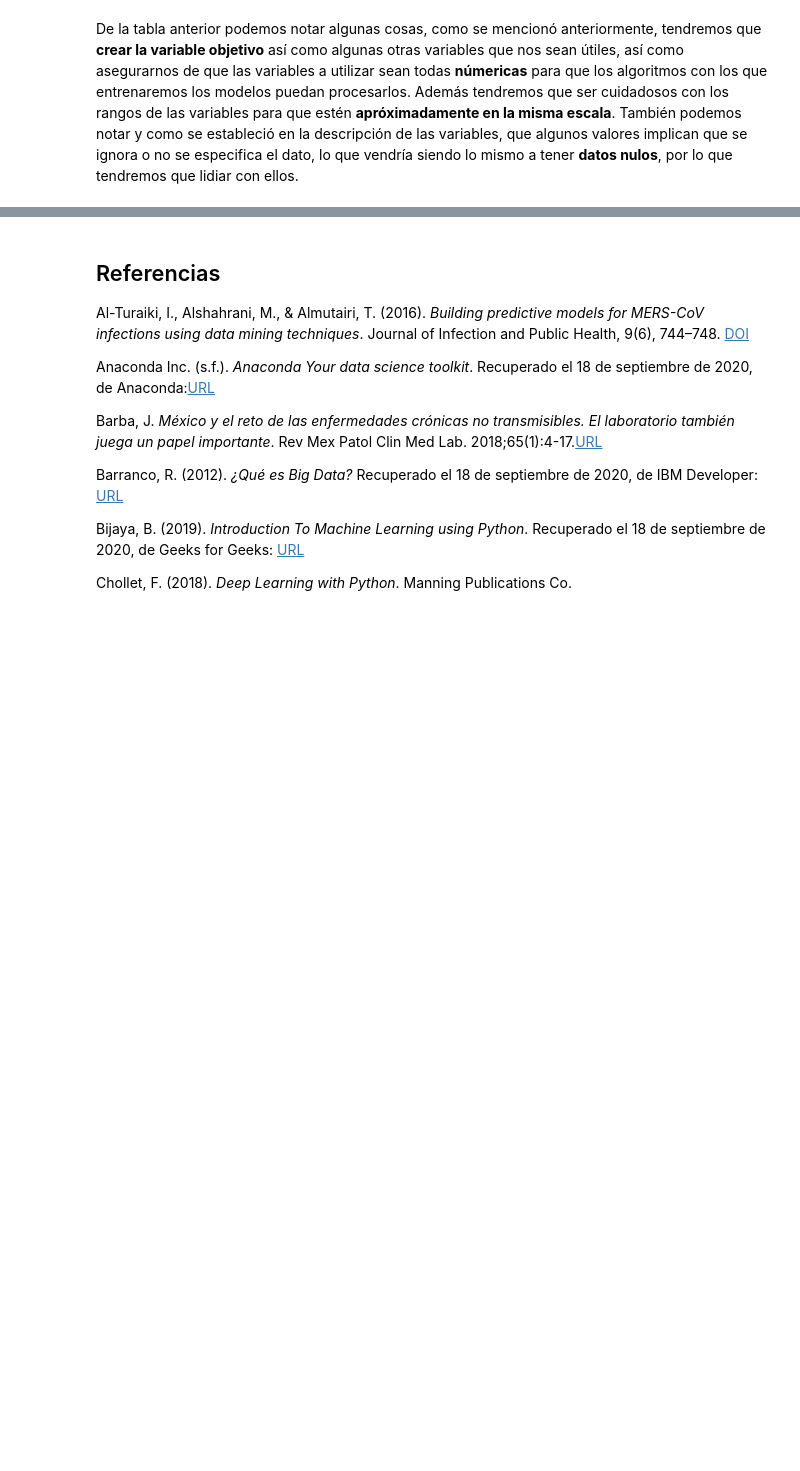
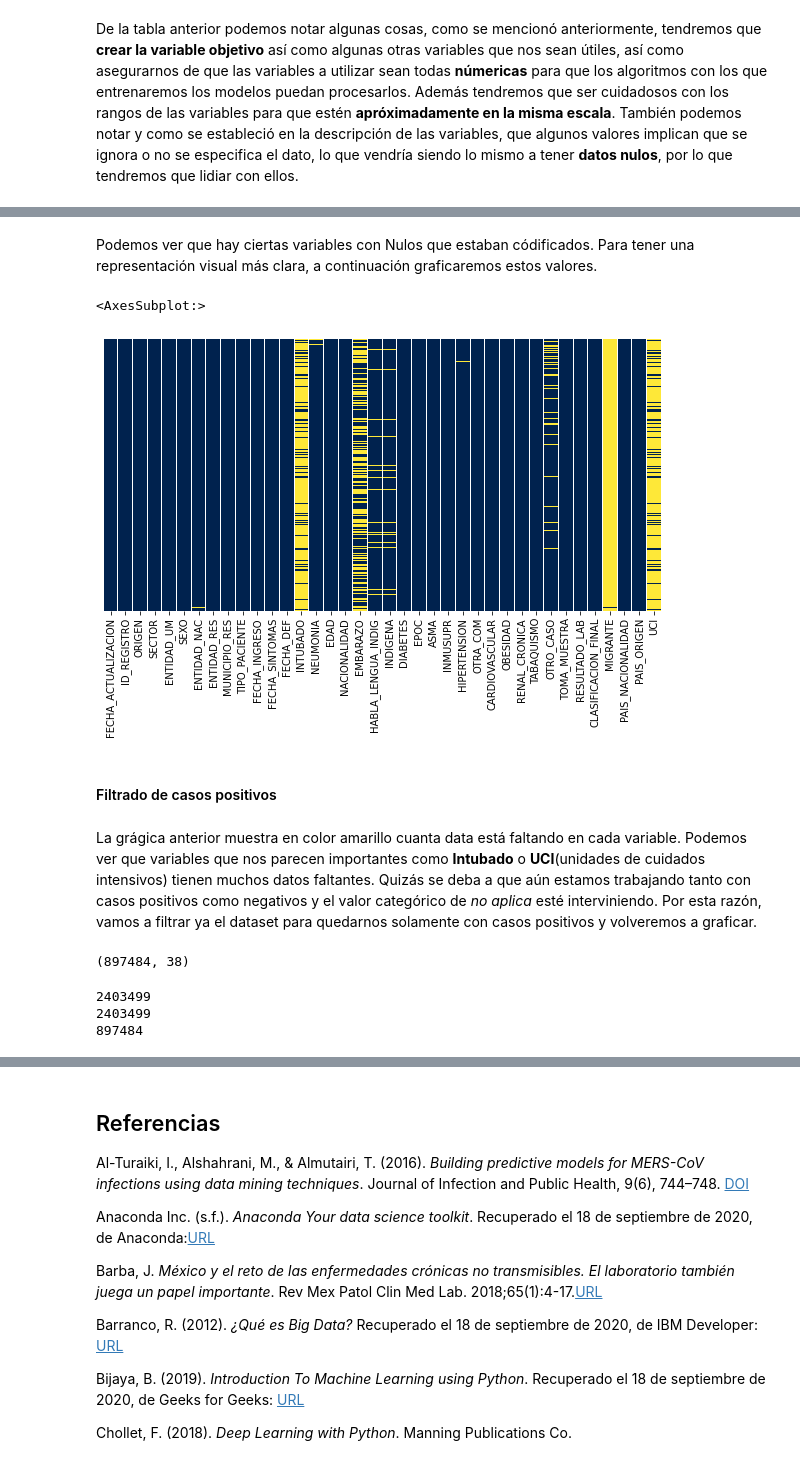
Before and after one commit to JaimeSolisS/Covid-Survival-Analysis, a Jupyter notebook: Proyecto ML TC2006.ipynb, the cells around one changed output, grey strips where cells are left out. Drawn from its saved outputs; the diff is of its cells as text; code cells hidden in the pictures; blank space fills up the shorter version.

Commit message:
Data cleaning

```diff
--- a/Proyecto ML TC2006.ipynb
+++ b/Proyecto ML TC2006.ipynb
@@ -281,0 +294,34 @@ De la tabla anterior podemos notar algunas cosas, como se mencionó anteriorment
+# %%
+to_clean = rawData2.copy()
+# %%
+#Cátegoricas
+to_clean.loc[to_clean.ORIGEN > 2, 'ORIGEN'] = np.NaN
+to_clean.loc[to_clean.SECTOR > 13, 'SECTOR'] = np.NaN
+to_clean.loc[to_clean.ENTIDAD_UM > 32, 'ENTIDAD_UM'] = np.NaN
+to_clean.loc[to_clean.SEXO > 2, 'SEXO'] = np.NaN
+to_clean.loc[to_clean.ENTIDAD_NAC > 32, 'ENTIDAD_NAC'] = np.NaN
+to_clean.loc[to_clean.ENTIDAD_RES > 32, 'ENTIDAD_RES'] = np.NaN
+to_clean.loc[to_clean.MUNICIPIO_RES > 900, 'ENTIDAD_RES'] = np.NaN
+to_clean.loc[to_clean.TIPO_PACIENTE > 2, 'TIPO_PACIENTE'] = np.NaN
+to_clean.loc[to_clean.INTUBADO > 2, 'INTUBADO'] = np.NaN
+to_clean.loc[to_clean.NEUMONIA > 2, 'NEUMONIA'] = np.NaN
+to_clean.loc[to_clean.NACIONALIDAD > 2, 'NACIONALIDAD'] = np.NaN
+to_clean.loc[to_clean.EMBARAZO > 2, 'EMBARAZO'] = np.NaN
+to_clean.loc[to_clean.HABLA_LENGUA_INDIG > 2, 'HABLA_LENGUA_INDIG'] = np.NaN
+to_clean.loc[to_clean.INDIGENA > 2, 'INDIGENA'] = np.NaN
+to_clean.loc[to_clean.DIABETES > 2, 'DIABETES'] = np.NaN
+to_clean.loc[to_clean.EPOC > 2, 'EPOC'] = np.NaN
+to_clean.loc[to_clean.ASMA > 2, 'ASMA'] = np.NaN
+to_clean.loc[to_clean.INMUSUPR > 2, 'INMUSUPR'] = np.NaN
+to_clean.loc[to_clean.HIPERTENSION > 2, 'HIPERTENSION'] = np.NaN
+to_clean.loc[to_clean.OTRA_COM > 2, 'OTRA_COM'] = np.NaN
+to_clean.loc[to_clean.CARDIOVASCULAR > 2, 'CARDIOVASCULAR'] = np.NaN
+to_clean.loc[to_clean.OBESIDAD > 2, 'OBESIDAD'] = np.NaN
+to_clean.loc[to_clean.RENAL_CRONICA > 2, 'RENAL_CRONICA'] = np.NaN
+to_clean.loc[to_clean.TABAQUISMO > 2, 'TABAQUISMO'] = np.NaN
+to_clean.loc[to_clean.OTRO_CASO > 2, 'OTRO_CASO'] = np.NaN
+to_clean.loc[to_clean.TOMA_MUESTRA > 2, 'TOMA_MUESTRA'] = np.NaN
+#clean_data.loc[clean_data.RESULTADO_LAB > 2, 'SECTOR'] = np.NaN #Revisar
+to_clean.loc[to_clean.CLASIFICACION_FINAL > 7, 'CLASIFICACION_FINAL'] = np.NaN
+to_clean.loc[to_clean.MIGRANTE > 2, 'MIGRANTE'] = np.NaN
+to_clean.loc[to_clean.UCI > 2, 'UCI'] = np.NaN
@@ -281,0 +353,25 @@ De la tabla anterior podemos notar algunas cosas, como se mencionó anteriorment
+# %% [markdown]
+Podemos ver que hay ciertas variables con Nulos que estaban códificados. Para tener una representación visual más clara, a continuación graficaremos estos valores.
+# %%
+fig, ax = plt.subplots(figsize=(10,5))
+sns.heatmap(to_clean.isnull(),yticklabels=False,cbar=False,cmap='cividis')
+# %% [output]
+<AxesSubplot:>
+[figure, added]
+# %% [markdown]
+#### Filtrado de casos positivos
+# %% [markdown]
+La grágica anterior muestra en color amarillo cuanta data está faltando en cada variable. Podemos ver que variables que nos parecen importantes como **Intubado** o **UCI**(unidades de cuidados intensivos) tienen muchos datos faltantes. Quizás se deba a que aún estamos trabajando tanto con casos positivos como negativos y el valor categórico de *no aplica* esté interviniendo. Por esta razón, vamos a filtrar ya el dataset para quedarnos solamente con casos positivos y volveremos a graficar.
+# %%
+to_clean_positivos = to_clean[to_clean['RESULTADO_LAB']==1]
+to_clean_positivos.shape
+# %% [output]
+(897484, 38)
+# %%
+print(len(rawData2))
+print(len(to_clean))
+print(len(to_clean_positivos))
+# %% [output]
+2403499
+2403499
+897484
```
Also changed, not shown: parts of 46 cells of this notebook, 1 other file.
